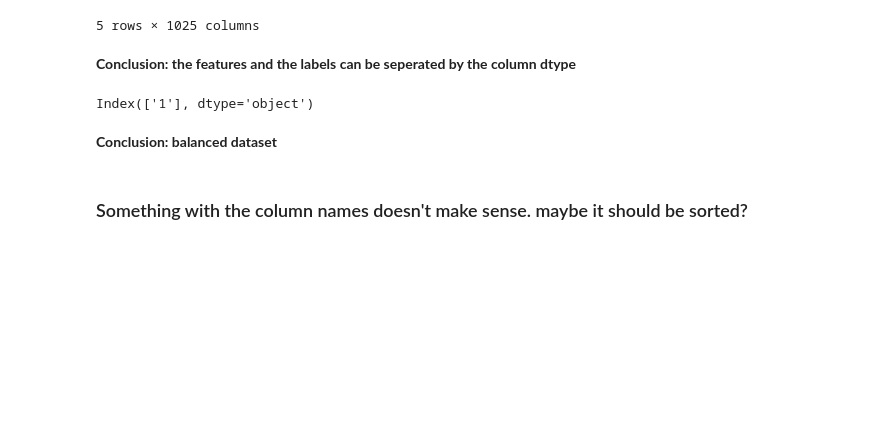
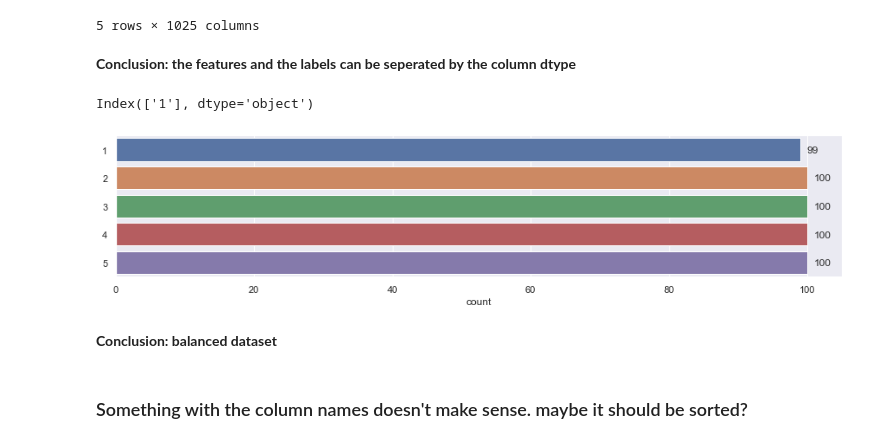
Before and after one commit to razta6/owlytics, a Jupyter notebook: Owlytics Data Science Assignment.ipynb, the cells around one changed output. Cells and saved outputs as stored; diff of their text form; code cells hidden in the pictures; blank space fills up the shorter version.

```diff
--- a/Owlytics Data Science Assignment.ipynb
+++ b/Owlytics Data Science Assignment.ipynb
@@ -39,7 +36,7 @@ from viz import *
 # %% [markdown]
 ## EDA
 # %%
-PLOT = False
+PLOT = True
 # %% [markdown]
 ## PREPROCESSING
 # %%
@@ -91,11 +84,13 @@ Index(['1'], dtype='object')
 # %%
 if PLOT:
     # get labels stats
     plt.figure(figsize=(15,3))
     ax = sns.countplot(y="1", data=labels)
-
+    ax.set_ylabel("")
     for p in ax.patches:
         ax.annotate(f'{p.get_width()}', (p.get_width()+1, p.get_y()+0.5))
+# %% [output]
+[figure, added]
 # %% [markdown]
 **Conclusion: balanced dataset**
 # %% [markdown]
```
Also changed, not shown: parts of 51 cells of this notebook, 16 other files.
